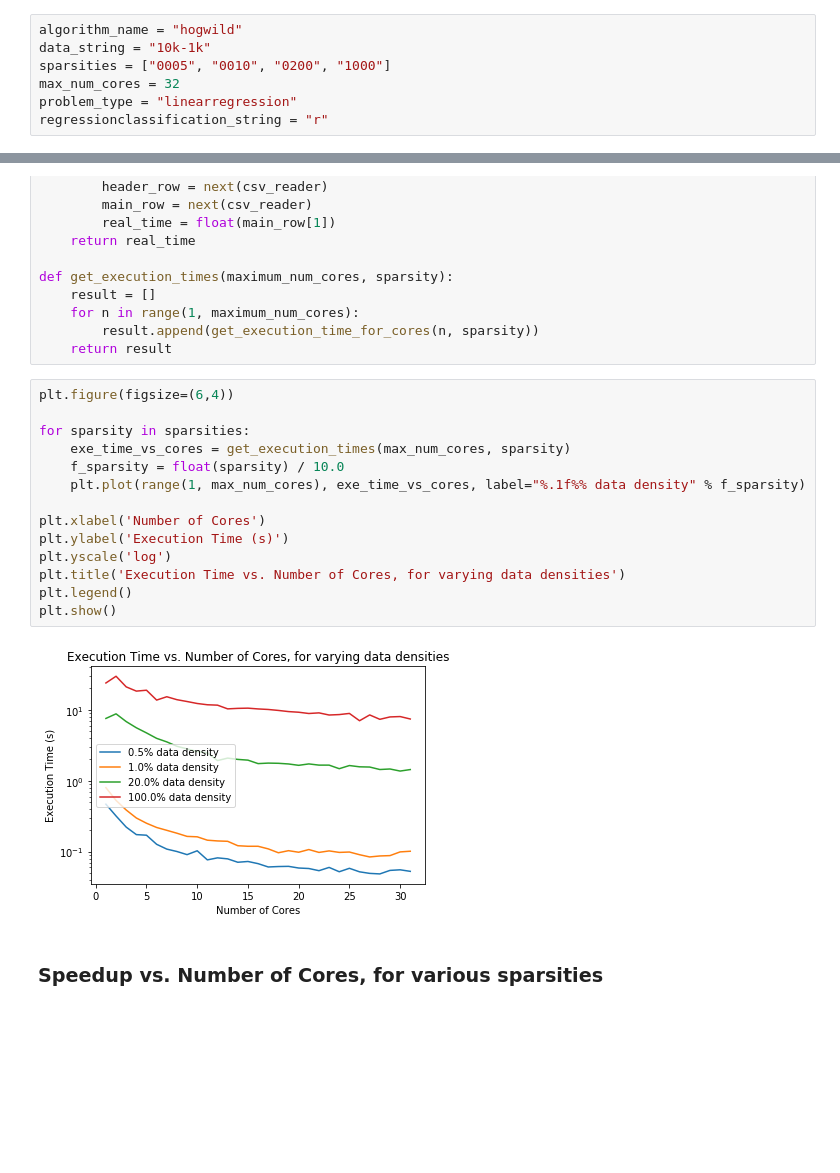
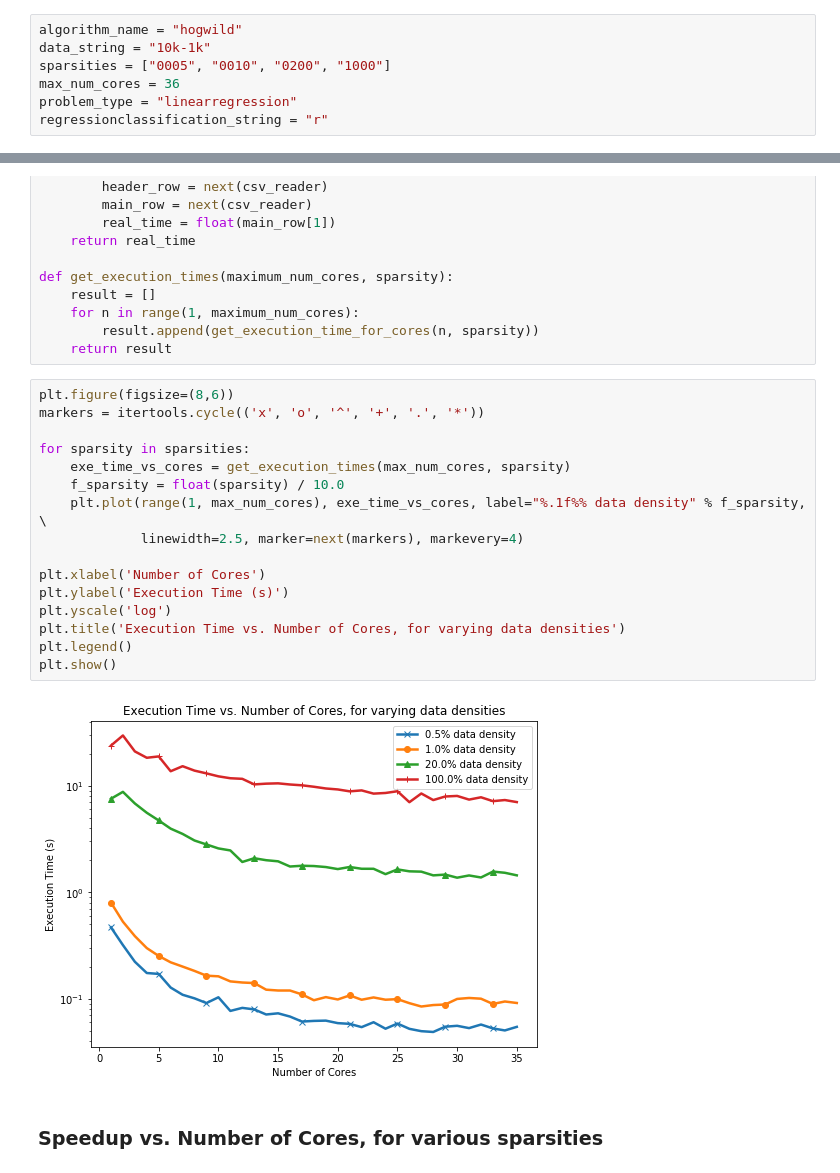
Before and after one commit to mstecklein/LargeScaleOptimization2_FinalProject_Hogwild, a Jupyter notebook: data/Speedup and Sparsity.ipynb, the cells around one changed output, grey strips where cells are left out. Drawn from its saved outputs; the diff is of its cells as text; blank space fills up the shorter version.

Commit message:
Visualization updates

```diff
--- a/data/Speedup and Sparsity.ipynb
+++ b/data/Speedup and Sparsity.ipynb
@@ -2,7 +2,7 @@
 algorithm_name = "hogwild"
 data_string = "10k-1k"
 sparsities = ["0005", "0010", "0200", "1000"]
-max_num_cores = 32
+max_num_cores = 36
 problem_type = "linearregression"
 regressionclassification_string = "r"
 # %%
@@ -33,21 +34,23 @@ def get_execution_times(maximum_num_cores, sparsity):
         result.append(get_execution_time_for_cores(n, sparsity))
     return result
 # %%
-plt.figure(figsize=(6,4))
+plt.figure(figsize=(8,6))
+markers = itertools.cycle(('x', 'o', '^', '+', '.', '*'))
 
 for sparsity in sparsities:
     exe_time_vs_cores = get_execution_times(max_num_cores, sparsity)
     f_sparsity = float(sparsity) / 10.0
-    plt.plot(range(1, max_num_cores), exe_time_vs_cores, label="%.1f%% data density" % f_sparsity)
+    plt.plot(range(1, max_num_cores), exe_time_vs_cores, label="%.1f%% data density" % f_sparsity, \
+             linewidth=2.5, marker=next(markers), markevery=4)
 
 plt.xlabel('Number of Cores')
 plt.ylabel('Execution Time (s)')
 plt.yscale('log')
 plt.title('Execution Time vs. Number of Cores, for varying data densities')
 plt.legend()
 plt.show()
 # %% [output]
-[figure, old version]
+[figure, new version]
 # %% [markdown]
 ### Speedup vs. Number of Cores, for various sparsities
 # %%
```
Also changed, not shown: parts of 2 cells of this notebook.
